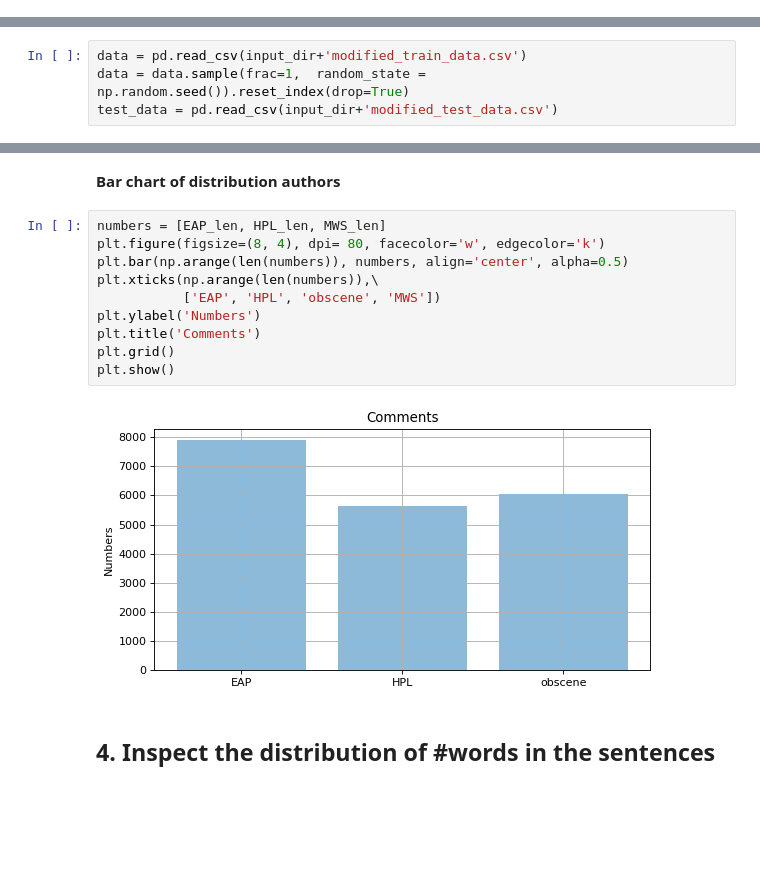
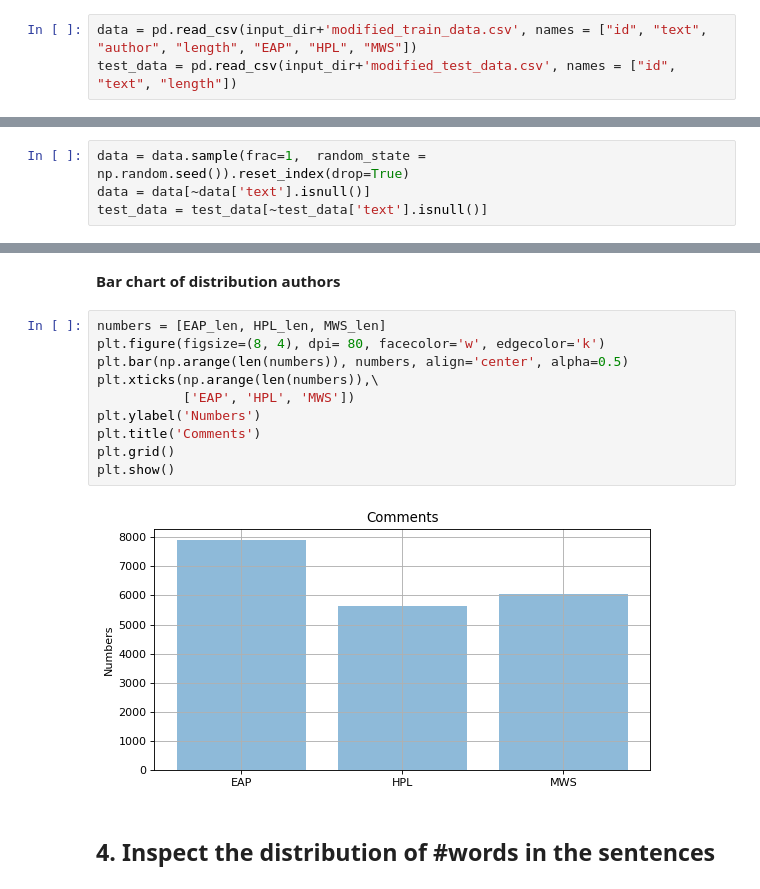
Before and after one commit to itratrahman/machine_learning_projects, a Jupyter notebook: spooky_author_identification/model/text_classification_multi_layered_lstm.ipynb, the cells around one changed output, grey strips where cells are left out. Drawn from its saved outputs; the diff is of its cells as text; blank space fills up the shorter version.

```diff
--- a/spooky_author_identification/model/text_classification_multi_layered_lstm.ipynb
+++ b/spooky_author_identification/model/text_classification_multi_layered_lstm.ipynb
@@ -47,3 +47,6 @@ model_dir = "./model_files/"
 submission_dir = "./submission/"
 # %% [markdown]
 **Load the cleaned train and test data**
+# %%
+data = pd.read_csv(input_dir+'modified_train_data.csv', names = ["id", "text", "author", "length", "EAP", "HPL", "MWS"])
+test_data = pd.read_csv(input_dir+'modified_test_data.csv', names = ["id", "text", "length"])
@@ -50,4 +71,4 @@ submission_dir = "./submission/"
 # %%
-data = pd.read_csv(input_dir+'modified_train_data.csv')
 data = data.sample(frac=1,  random_state = np.random.seed()).reset_index(drop=True)
-test_data = pd.read_csv(input_dir+'modified_test_data.csv')
+data = data[~data['text'].isnull()]
+test_data = test_data[~test_data['text'].isnull()]
@@ -81,15 +99,15 @@ MWS_len = data[data['author'] == 'MWS'].shape[0]
 # %%
 numbers = [EAP_len, HPL_len, MWS_len]
 plt.figure(figsize=(8, 4), dpi= 80, facecolor='w', edgecolor='k')
 plt.bar(np.arange(len(numbers)), numbers, align='center', alpha=0.5)
 plt.xticks(np.arange(len(numbers)),\
-           ['EAP', 'HPL', 'obscene', 'MWS'])
+           ['EAP', 'HPL', 'MWS'])
 plt.ylabel('Numbers')
 plt.title('Comments')
 plt.grid()
 plt.show()
 # %% [output]
-[figure, old version]
+[figure, new version]
 # %% [markdown]
 ## 4. Inspect the distribution of #words in the sentences
 # %% [markdown]
```
Also changed, not shown: parts of 12 cells of this notebook, 1 other file.
